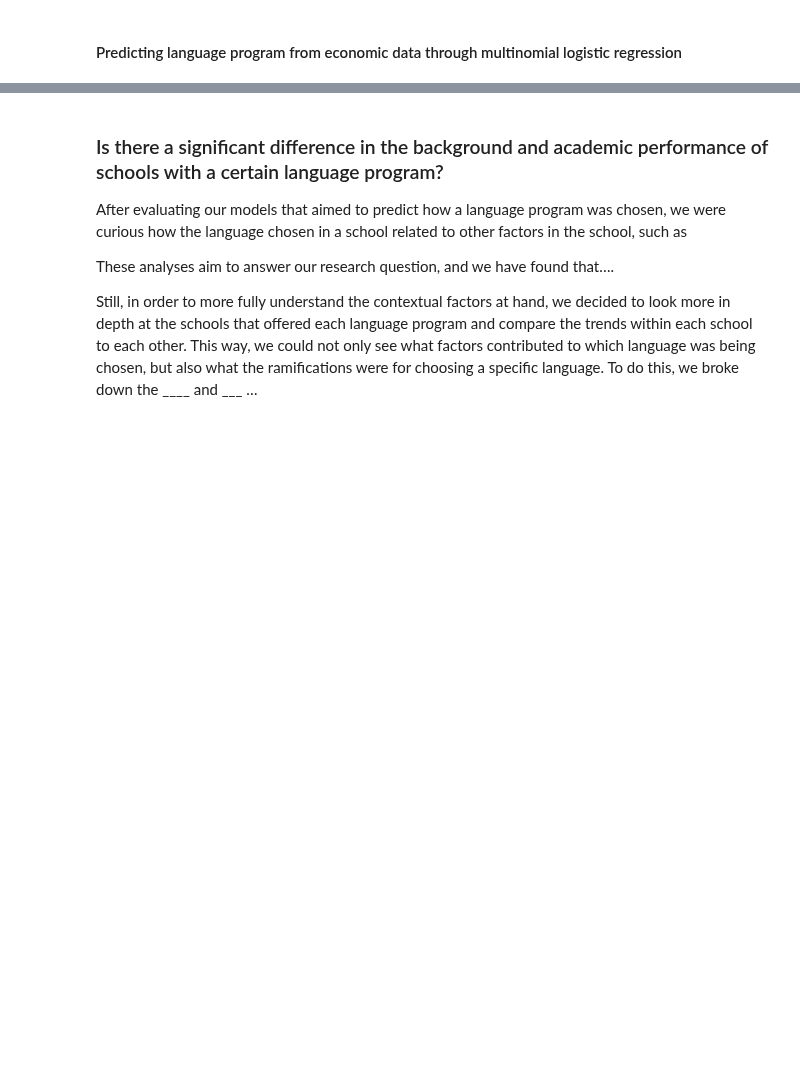
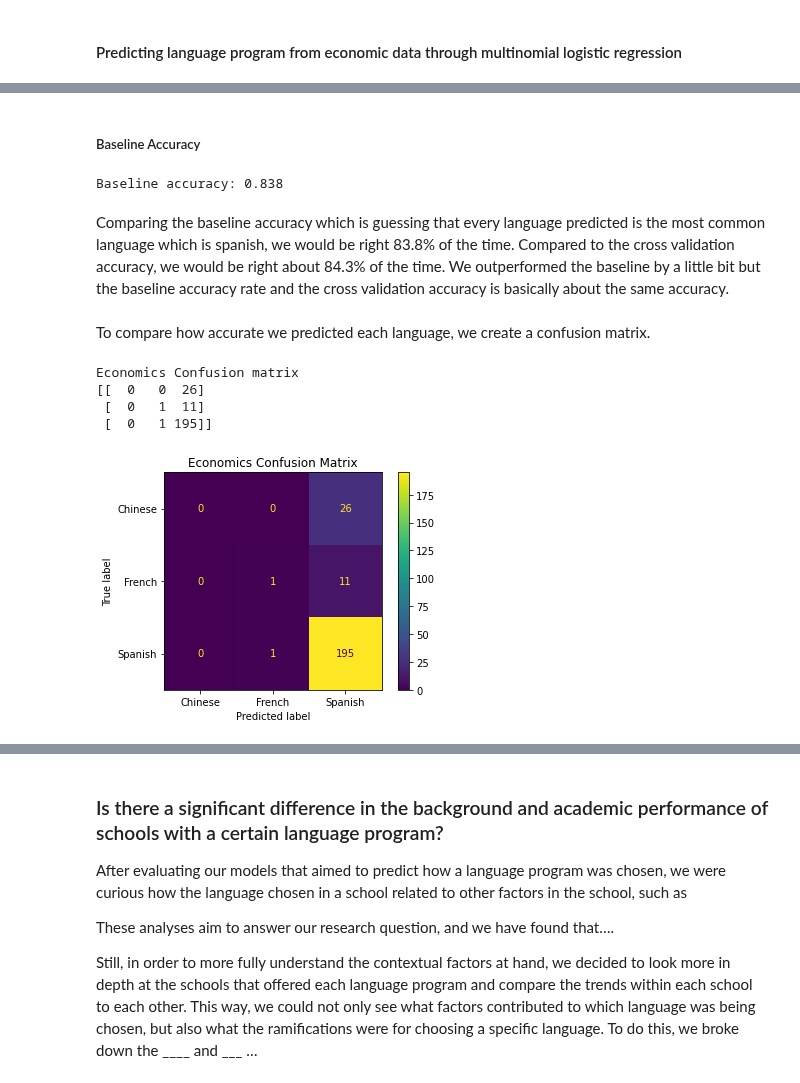
Before and after one commit to gaby-chu/info2950, a Jupyter notebook: project/phase_iv-FINAL.ipynb, the cells around one changed output, grey strips where cells are left out. Saved outputs shown, nothing was run; the diff lists cells and outputs as text; code cells hidden in the pictures; blank space fills up the shorter version.

```diff
--- a/project/phase_iv-FINAL.ipynb
+++ b/project/phase_iv-FINAL.ipynb
@@ -303 +305,7 @@ Our second analysis involves using a multinomial logistics regression model to t
 We believe our model will not accurately predict the correct corresponding language given the economic index of a school. This is because we do not believe that certain languages map to certain economic indices. For example, Spanish can be taught at schools that differ greatly in wealth (for example, since Spanish is the second most common language in the USA, schools of all wealth levels can opt to teach it as a second language. This could then mean there is no correlation between economic need index and bilingual language). The results of this would be interesting because it would show if there is a relationship between the language offered and economic need. It would be interesting to show what relationship there is if one exists, but it would also be just as interesting to note if there were no relationship at all. In the case that our model does accurately predict the language based on economic need index, this can hint that there is indeed a relationship/correlation between these two variables. This could make sense because wealthier schools may have greater access to resources for less common languages like Arabic.
+# %%
+from sklearn.model_selection import train_test_split, cross_val_score
+
+# train-test split (70%/30%)
+X_train, X_test, y_train, y_test = train_test_split(bilingual_demographic_data[["Economic Need Index"]], bilingual_demographic_data['Language'], test_size= 0.3)
+print("Length of train and test sets:", len(y_train), len(y_test))
@@ -303,0 +316,3 @@ We believe our model will not accurately predict the correct corresponding langu
+# %%
+economic_model = LogisticRegression(multi_class = 'multinomial', solver = 'newton-cg').fit(X_train, y_train)
+economic_model.score(X_test, y_test)
@@ -303,0 +345,34 @@ We believe our model will not accurately predict the correct corresponding langu
+# %% [markdown]
+##### Baseline Accuracy
+# %%
+num_spanish = len(bilingual_demographic_data[bilingual_demographic_data["Language"]=="Spanish"])
+print('Baseline accuracy:', round(num_spanish/len(bilingual_demographic_data),3))
+# %% [output]
+Baseline accuracy: 0.838
+# %% [markdown]
+Comparing the baseline accuracy which is guessing that every language predicted is the most common language which is spanish, we would be right 83.8% of the time. Compared to the cross validation accuracy, we would be right about 84.3% of the time. We outperformed the baseline by a little bit but the baseline accuracy rate and the cross validation accuracy is basically about the same accuracy.
+# %% [markdown]
+To compare how accurate we predicted each language, we create a confusion matrix.
+# %%
+# confusion matrix
+from sklearn.metrics import confusion_matrix, classification_report, ConfusionMatrixDisplay
+
+# true labels and predicted labels
+y_true_1 = bilingual_demographic_data['Language']
+y_pred_1 = economic_model.predict(bilingual_demographic_data[["Economic Need Index"]])
+
+# confusion matrix
+print("Economics Confusion matrix")
+print(confusion_matrix(y_true, y_pred))
+
+# visualize confusion matrix
+disp = ConfusionMatrixDisplay(confusion_matrix(y_true_1, y_pred_1), display_labels=economic_model.classes_)
+disp.plot()
+plt.title("Economics Confusion Matrix")
+plt.show()
+# %% [output]
+Economics Confusion matrix
+[[  0   0  26]
+ [  0   1  11]
+ [  0   1 195]]
+[figure, added]
```
Also changed, not shown: parts of 12 cells of this notebook.
